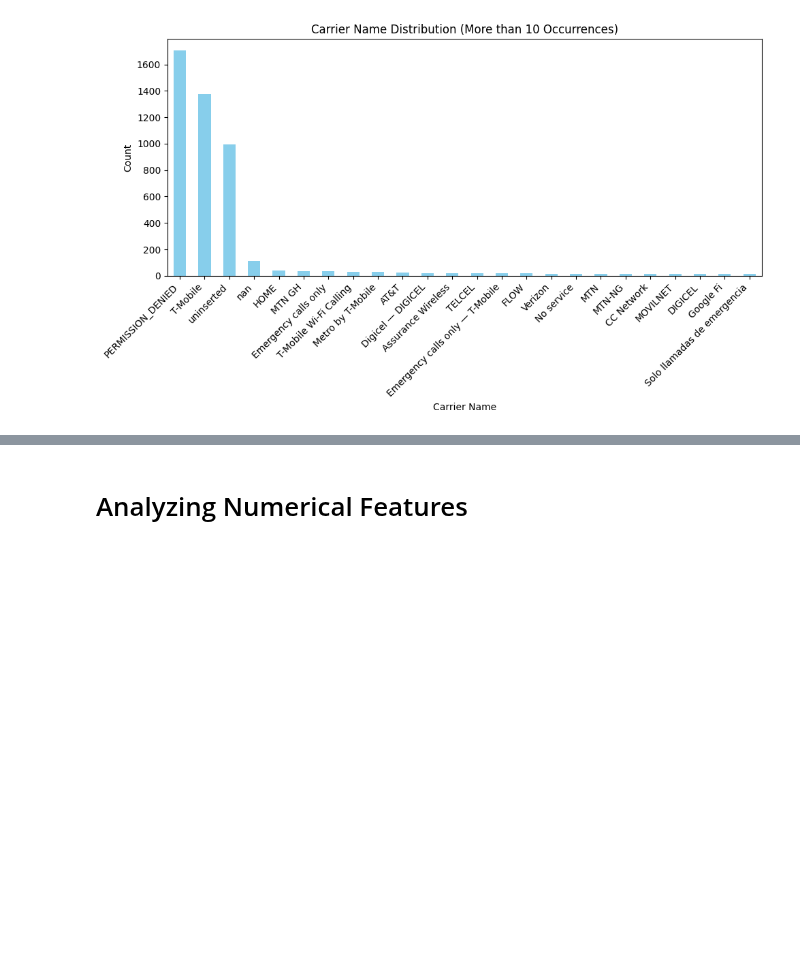
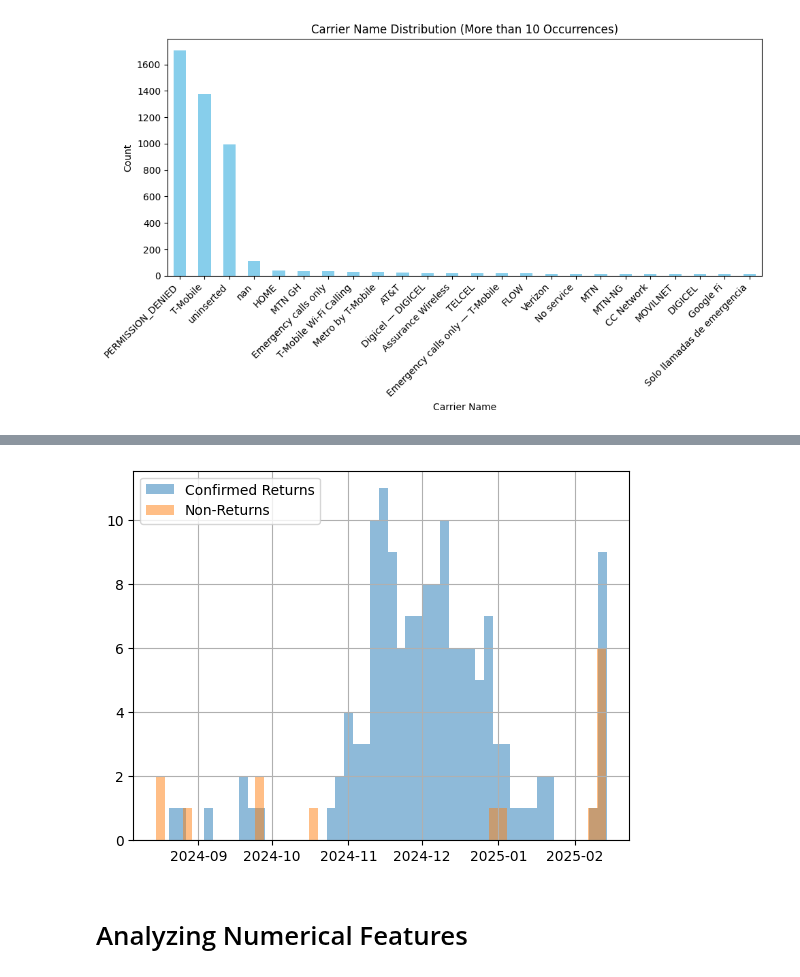
Before and after one commit to ACarrig/NUUMobile1, a Jupyter notebook: data_before_Feb13_analysis.ipynb, the cells around one changed output, grey strips where cells are left out. Cells and saved outputs as stored; diff of their text form; code cells hidden in the pictures; blank space fills up the shorter version.

```diff
--- a/data_before_Feb13_analysis.ipynb
+++ b/data_before_Feb13_analysis.ipynb
@@ -413,0 +389,26 @@ Name: count, Length: 4883, dtype: int64
+# %%
+dates_feature = ['interval_date', 'last_boot_date', 'active_date']
+
+for col in dates_feature:
+    print(f"--- {col} ---")
+    print(data[col].value_counts(dropna=False))  # Includes NaN values in the count
+    print("\n")
+
+# Replace Arabic numerals with English numerals for both date columns
+data['last_boot_date'] = data['last_boot_date'].replace(
+    {'٢': '2', '٣': '3', '٤': '4', '٥': '5', '٦': '6', '٧': '7', '٨': '8', '٩': '9', '٠': '0'}, regex=True
+)
+
+# Now parse the dates again
+data['last_boot_date'] = pd.to_datetime(data['last_boot_date'], errors='coerce')
+
+data['interval_date'] = pd.to_datetime(data['interval_date'], errors='coerce')
+data['interval_date_month'] = data['interval_date'].dt.month
+data['interval_date_dayofweek'] = data['interval_date'].dt.dayofweek
+data['time_diff'] = (data['interval_date'] - pd.to_datetime(data['last_boot_date'])).dt.days
+
+data[data['Churn'] == 1]['interval_date'].hist(bins=50, alpha=0.5, label='Confirmed Returns')
+data[data['Churn'] == 0]['interval_date'].hist(bins=50, alpha=0.5, label='Non-Returns')
+plt.legend()
+plt.show()
+# %% [output]
@@ -414,3 +432,4 @@ Name: count, Length: 4883, dtype: int64
+[figure, added]
 # %% [markdown]
 # Analyzing Numerical Features
 # %%
```
Also changed, not shown: parts of 2 cells of this notebook.
